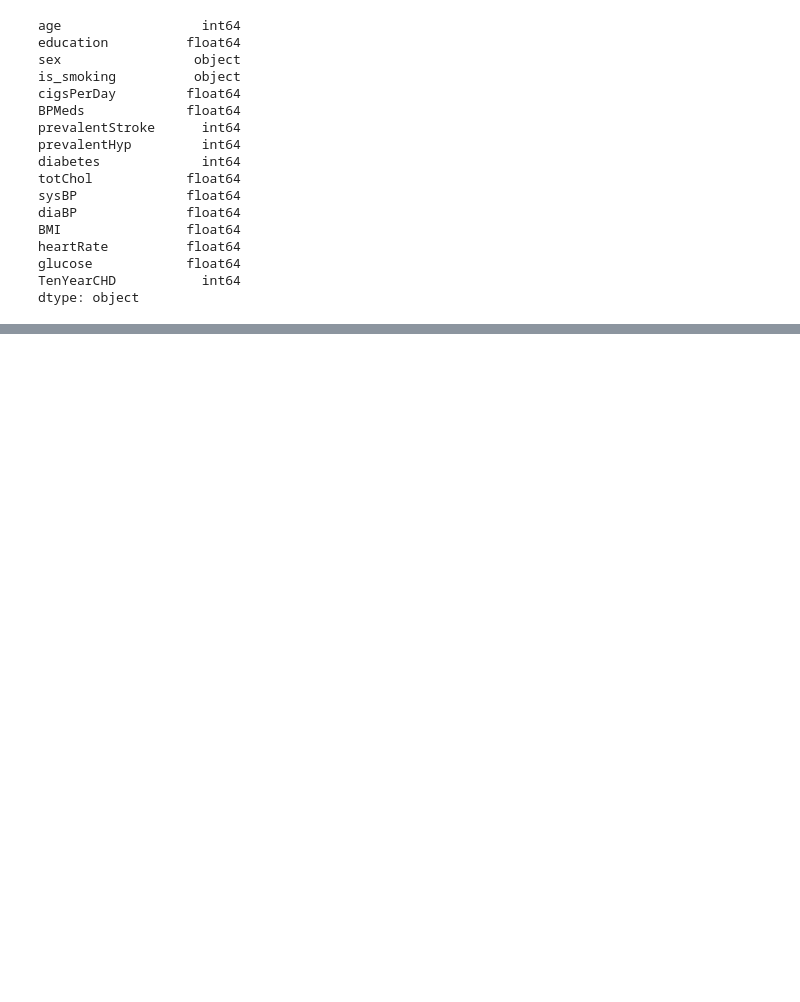
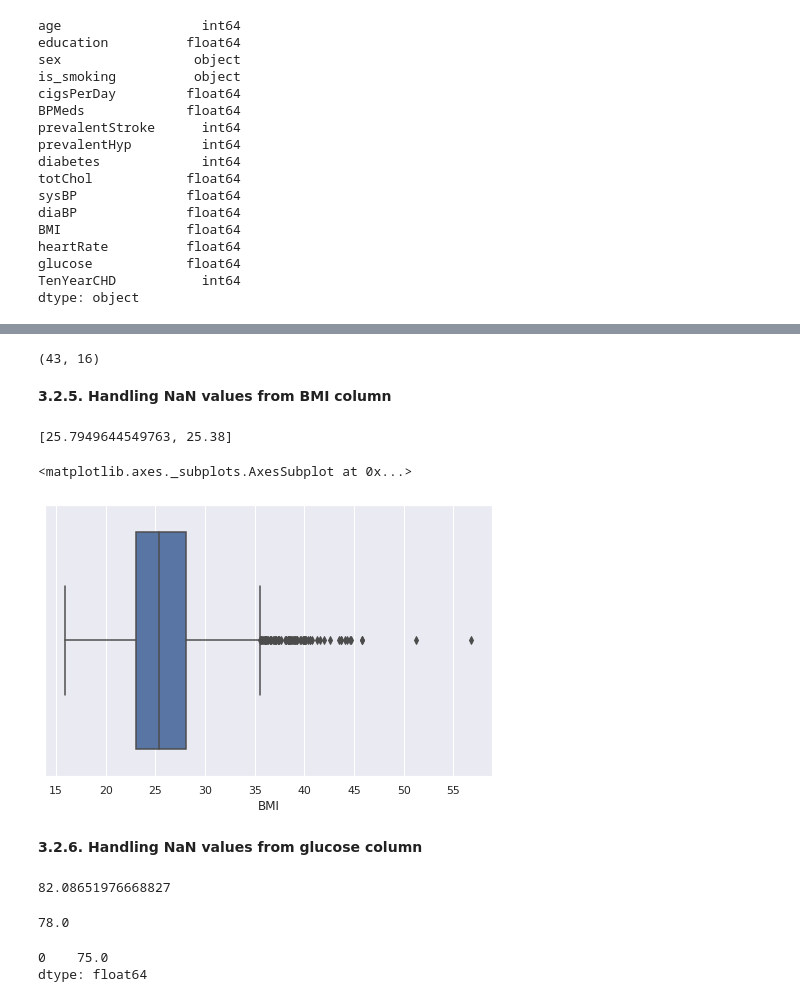
Before and after one commit to vir097/Cardiovascular-Risk-Prediction--Viral-Shewale, a Jupyter notebook: Cardiovascular_risk_prediction_Viral_Shewale.ipynb, the cells around one changed output, grey strips where cells are left out. Cells and saved outputs as stored; diff of their text form; code cells hidden in the pictures; blank space fills up the shorter version.

```diff
--- a/Cardiovascular_risk_prediction_Viral_Shewale.ipynb
+++ b/Cardiovascular_risk_prediction_Viral_Shewale.ipynb
@@ -133,0 +279,21 @@ dtype: object
+# %%
+df[df['totChol']>350].shape
+# %% [output]
+(43, 16)
+# %%
+df['totChol'].fillna(value=chol_median, inplace=True)
+# %% [markdown]
+**3.2.5. Handling NaN values from BMI column**
+# %%
+BMI_mean = df.BMI.mean()
+BMI_median = df.BMI.median()
+[BMI_mean,BMI_median]
+# %% [output]
+[25.7949644549763, 25.38]
+# %%
+plt.figure(figsize=(8,5))
+df1=df[df['BMI']>0]
+sns.boxplot(df1['BMI'])
+# %% [output]
+<matplotlib.axes._subplots.AxesSubplot at 0x...>
+[figure, added]
@@ -133,0 +302,17 @@ dtype: object
+# %% [markdown]
+**3.2.6. Handling NaN values from glucose column**
+# %%
+glu_mean = df.glucose.mean()
+glu_mean
+# %% [output]
+82.08651976668827
+# %%
+glu_median = df.glucose.median()
+glu_median
+# %% [output]
+78.0
+# %%
+df.glucose.mode()
+# %% [output]
+0    75.0
+dtype: float64
```
Also changed, not shown: parts of 72 cells of this notebook.
